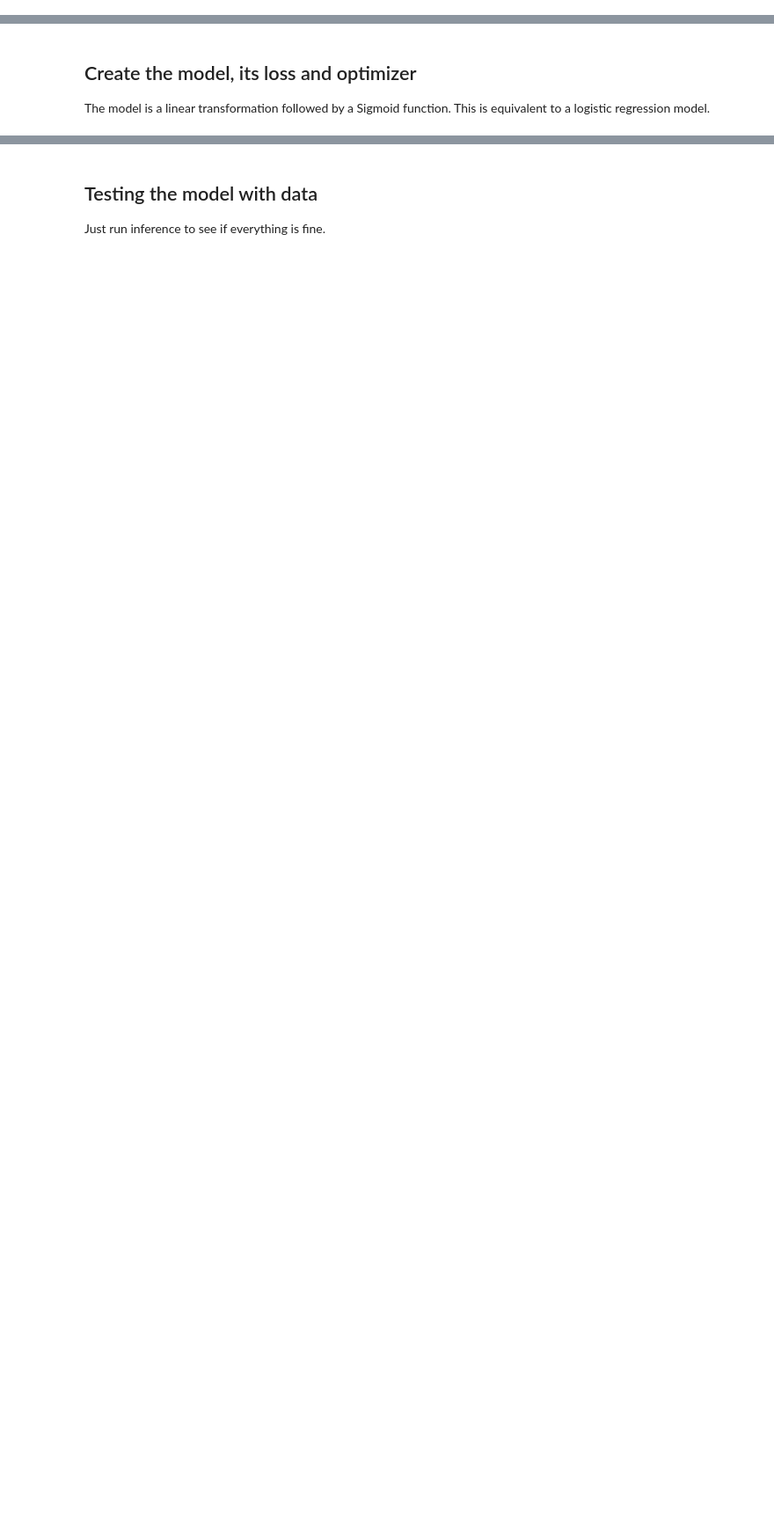
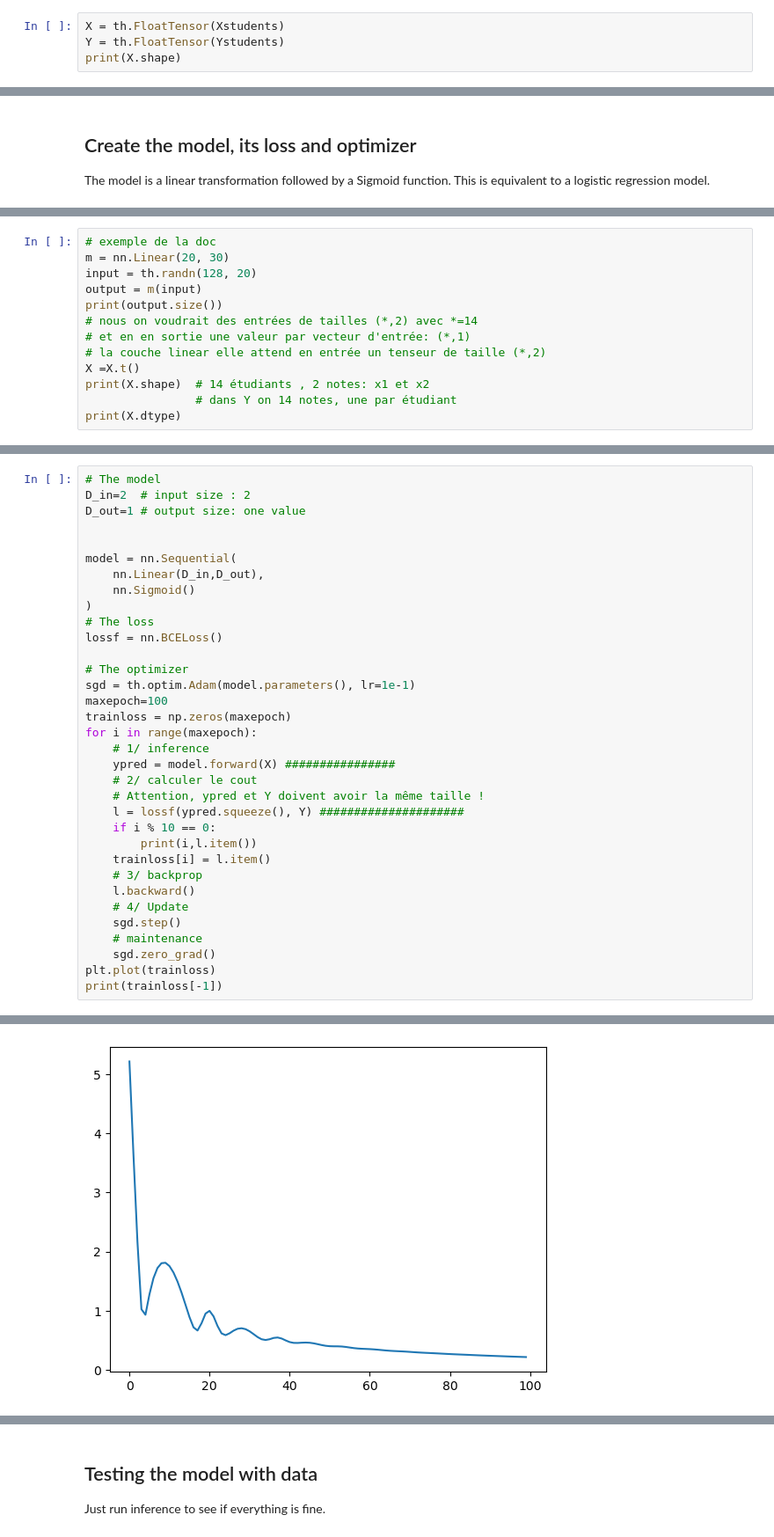
Before and after one commit to Allauzen/cpia-dl, a Jupyter notebook: tp/pytorch-intro-2025-cor.ipynb, the cells around one changed output, grey strips where cells are left out. Shown: that part at 88% size. Cells and saved outputs as stored; diff of their text form; blank space fills up the shorter version.

```diff
--- a/tp/pytorch-intro-2025-cor.ipynb
+++ b/tp/pytorch-intro-2025-cor.ipynb
@@ -543,3 +632,7 @@ The roadmap is:
 
 
 ## From data to tensors / variables
+# %%
+X = th.FloatTensor(Xstudents)
+Y = th.FloatTensor(Ystudents)
+print(X.shape)
@@ -557,0 +645,13 @@ D_out=1 # output size: one value
+# %%
+# exemple de la doc
+m = nn.Linear(20, 30)
+input = th.randn(128, 20)
+output = m(input)
+print(output.size())
+# nous on voudrait des entrées de tailles (*,2) avec *=14
+# et en en sortie une valeur par vecteur d'entrée: (*,1)
+# la couche linear elle attend en entrée un tenseur de taille (*,2)
+X =X.t()
+print(X.shape)  # 14 étudiants , 2 notes: x1 et x2
+                # dans Y on 14 notes, une par étudiant
+print(X.dtype)
@@ -557,0 +662,35 @@ D_out=1 # output size: one value
+# %%
+# The model
+D_in=2  # input size : 2
+D_out=1 # output size: one value
+
+
+model = nn.Sequential(
+    nn.Linear(D_in,D_out),
+    nn.Sigmoid()
+)
+# The loss
+lossf = nn.BCELoss()
+
+# The optimizer
+sgd = th.optim.Adam(model.parameters(), lr=1e-1)
+maxepoch=100
+trainloss = np.zeros(maxepoch)
+for i in range(maxepoch):
+    # 1/ inference
+    ypred = model.forward(X) ################
+    # 2/ calculer le cout
+    # Attention, ypred et Y doivent avoir la même taille !
+    l = lossf(ypred.squeeze(), Y) #####################
+    if i % 10 == 0:
+        print(i,l.item())
+    trainloss[i] = l.item()
+    # 3/ backprop
+    l.backward()
+    # 4/ Update
+    sgd.step()
+    # maintenance
+    sgd.zero_grad()
+plt.plot(trainloss)
+print(trainloss[-1])
+# %% [output]
@@ -557,0 +708 @@ D_out=1 # output size: one value
+[figure, added]
```
Also changed, not shown: parts of 28 cells of this notebook.
